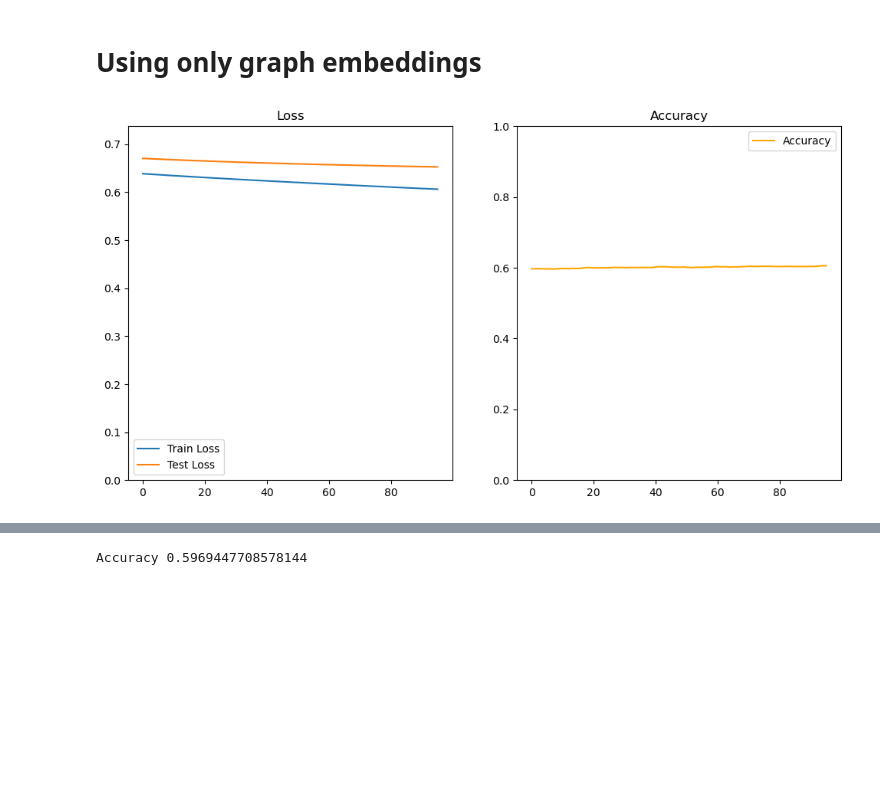
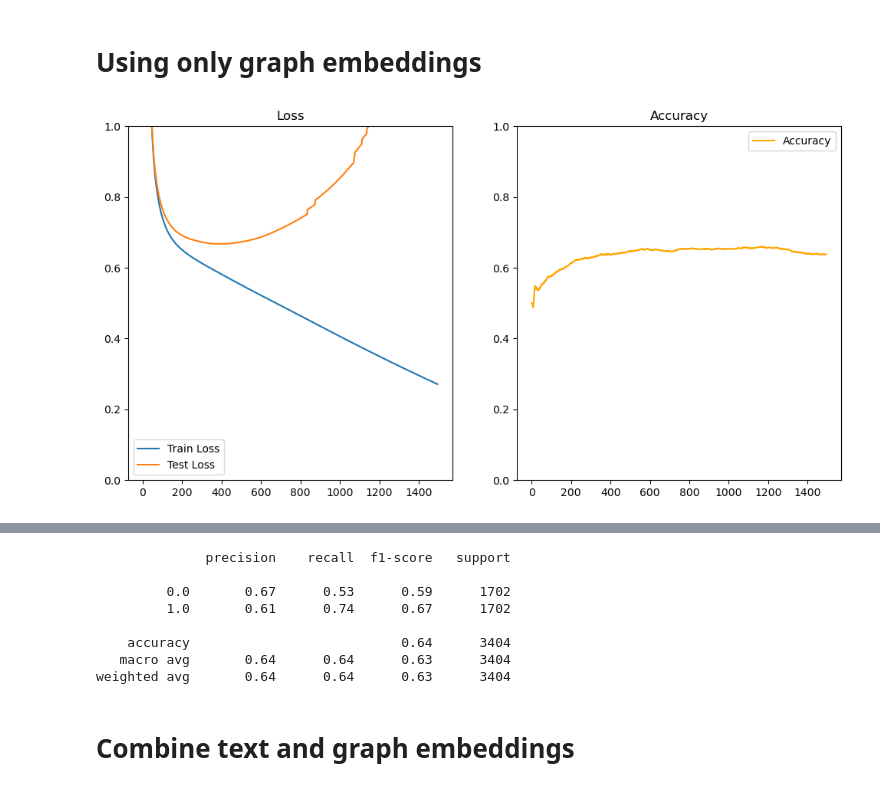
Before and after one commit to ArtemCh101/hse-sna-project, a Jupyter notebook: notebooks/gat.ipynb, the cells around one changed output, grey strips where cells are left out. Saved outputs shown, nothing was run; the diff lists cells and outputs as text; code cells hidden in the pictures; blank space fills up the shorter version.

```diff
--- a/notebooks/gat.ipynb
+++ b/notebooks/gat.ipynb
@@ -13,4 +16,5 @@ g: nx.DiGraph = get_digraph()
 # %%
 import dgl
 
-G = dgl.from_networkx(g)
+G = dgl.from_networkx(g, node_attrs=['ID'])
+dgl_ids = G.ndata['ID'].tolist()
@@ -90,7 +84,7 @@ def train_loop(model, optimizer, n_epochs, feature):
             plt.subplot(1, 2, 1)
             plt.plot(train_losses, label='Train Loss')
             plt.plot(test_losses, label='Test Loss')
-            plt.ylim(0, max(max(train_losses), max(test_losses)) * 1.1)
+            plt.ylim(0, 1)
             plt.title('Loss')
             plt.legend()
 
@@ -129,4 +155,0 @@ node_embeddings = KeyedVectors.load_word2vec_format(embs_path)
-# %%
-G.ndata['node_embs'] = torch.tensor(
-    [node_embeddings[node.item()] for node in list(G.nodes())]
-)
@@ -133,7 +158,7 @@ G.ndata['node_embs'] = torch.tensor(
 # %%
 graph_based = GraphSAGE(64, 128)
-optimizer = torch.optim.Adam(graph_based.parameters(), lr=0.001)
+optimizer = torch.optim.Adam(chain(graph_based.parameters(), G.ndata['node_embs']), lr=0.001)
 # %%
-train_loop(graph_based, optimizer, 100, 'node_embs')
+train_loop(graph_based, optimizer, 1500, 'node_embs')
 # %% [output]
-[figure, old version]
+[figure, new version]
@@ -141,6 +166,13 @@ Epoch 95, Training Loss: 0.6063652038574219, Test Loss: 0.6528975367546082, Accu
-# %%
-logits = graph_based(G, G.ndata['node_embs'].float())
-pred = torch.sigmoid((logits[val_u] * logits[val_v]).sum(dim=1))
-print('Accuracy', ((pred >= 0.5) == val_label).sum().item() / len(pred))
-# %% [output]
-Accuracy 0.5969447708578144
+# %%
+evaluate(graph_based, 'node_embs')
+# %% [output]
+              precision    recall  f1-score   support
+
+         0.0       0.67      0.53      0.59      1702
+         1.0       0.61      0.74      0.67      1702
+
+    accuracy                           0.64      3404
+   macro avg       0.64      0.64      0.63      3404
+weighted avg       0.64      0.64      0.63      3404
+# %% [markdown]
+# Combine text and graph embeddings
```
Also changed, not shown: parts of 38 cells of this notebook, 3 other files.
